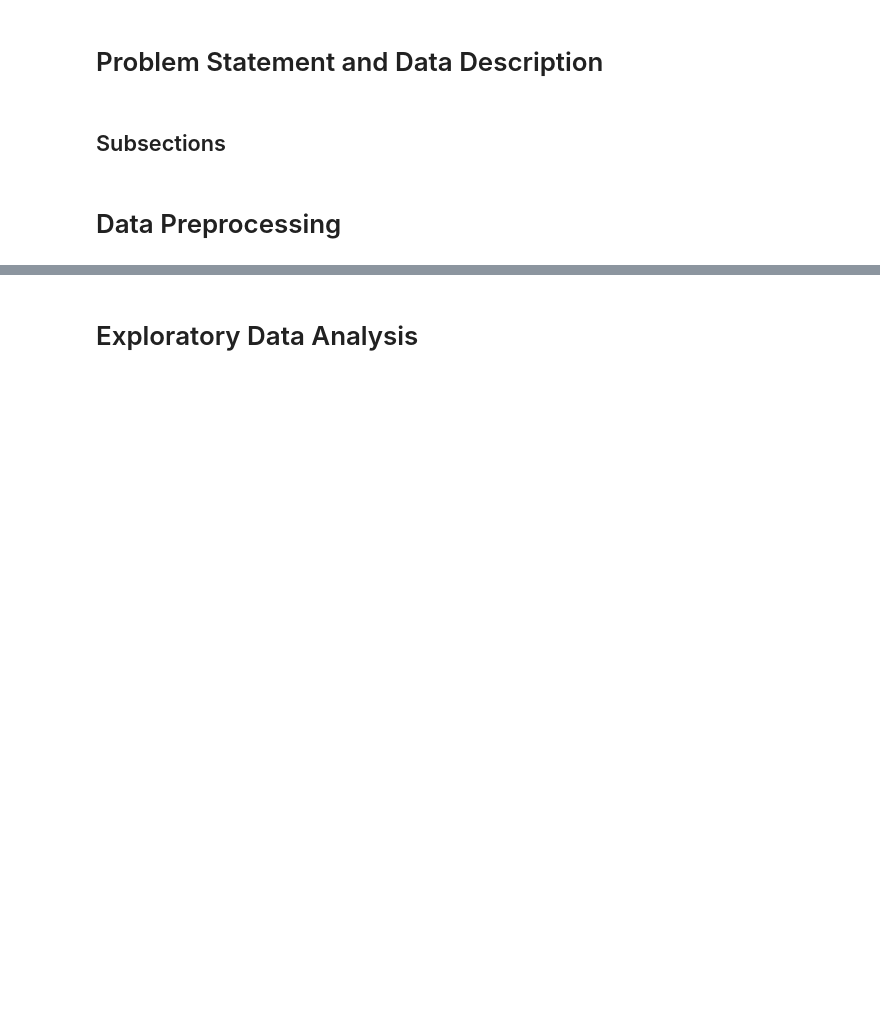
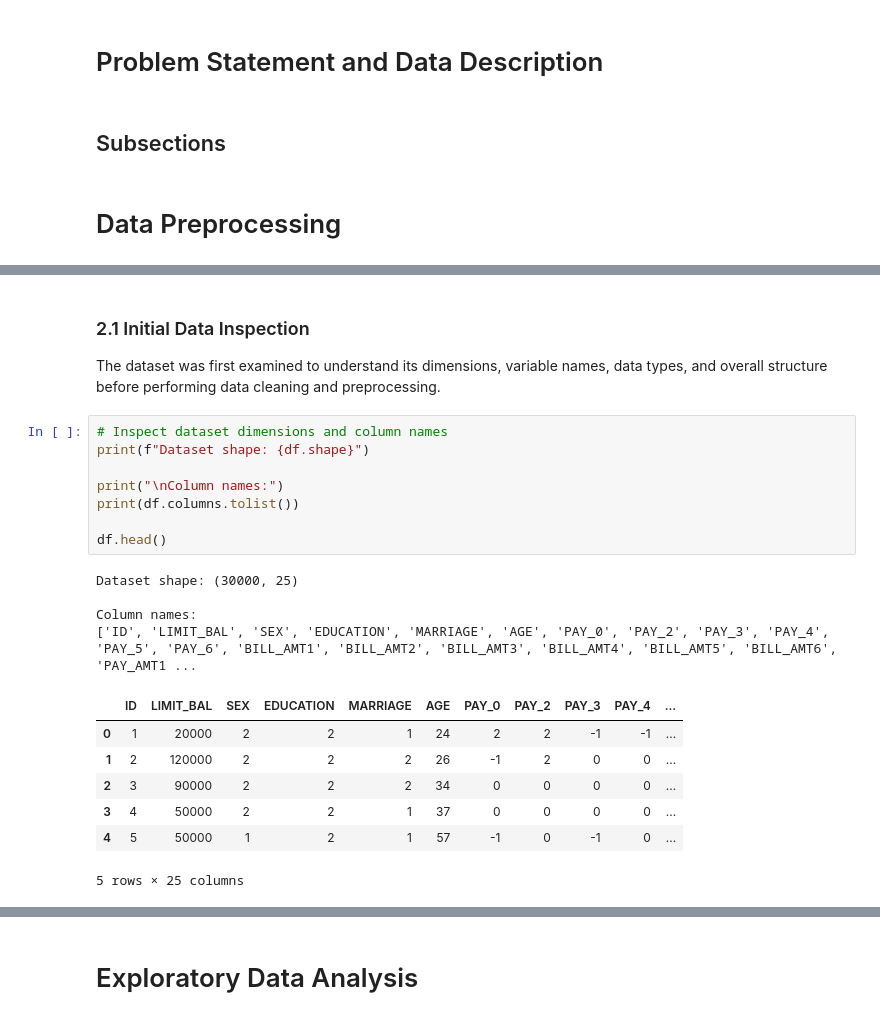
Before and after one commit to harshaligaikwad15/ads505-final-project, a Jupyter notebook: final_notebook.ipynb, the cells around one changed output, grey strips where cells are left out. Drawn from its saved outputs; the diff is of its cells as text; blank space fills up the shorter version.

```diff
--- a/final_notebook.ipynb
+++ b/final_notebook.ipynb
@@ -22,0 +70,26 @@
+# %% [markdown]
+### 2.1 Initial Data Inspection
+
+The dataset was first examined to understand its dimensions, variable names,
+data types, and overall structure before performing data cleaning and
+preprocessing.
+# %%
+# Inspect dataset dimensions and column names
+print(f"Dataset shape: {df.shape}")
+
+print("\nColumn names:")
+print(df.columns.tolist())
+
+df.head()
+# %% [output]
+Dataset shape: (30000, 25)
+
+Column names:
+['ID', 'LIMIT_BAL', 'SEX', 'EDUCATION', 'MARRIAGE', 'AGE', 'PAY_0', 'PAY_2', 'PAY_3', 'PAY_4', 'PAY_5', 'PAY_6', 'BILL_AMT1', 'BILL_AMT2', 'BILL_AMT3', 'BILL_AMT4', 'BILL_AMT5', 'BILL_AMT6', 'PAY_AMT1 ...
+|  | ID | LIMIT_BAL | SEX | EDUCATION | MARRIAGE | AGE | PAY_0 | PAY_2 | PAY_3 | PAY_4 | ... |
+| 0 | 1 | 20000 | 2 | 2 | 1 | 24 | 2 | 2 | -1 | -1 | ... |
+| 1 | 2 | 120000 | 2 | 2 | 2 | 26 | -1 | 2 | 0 | 0 | ... |
+| 2 | 3 | 90000 | 2 | 2 | 2 | 34 | 0 | 0 | 0 | 0 | ... |
+| 3 | 4 | 50000 | 2 | 2 | 1 | 37 | 0 | 0 | 0 | 0 | ... |
+| 4 | 5 | 50000 | 1 | 2 | 1 | 57 | -1 | 0 | -1 | 0 | ... |
+5 rows × 25 columns
```
Also changed, not shown: parts of 29 cells of this notebook.
